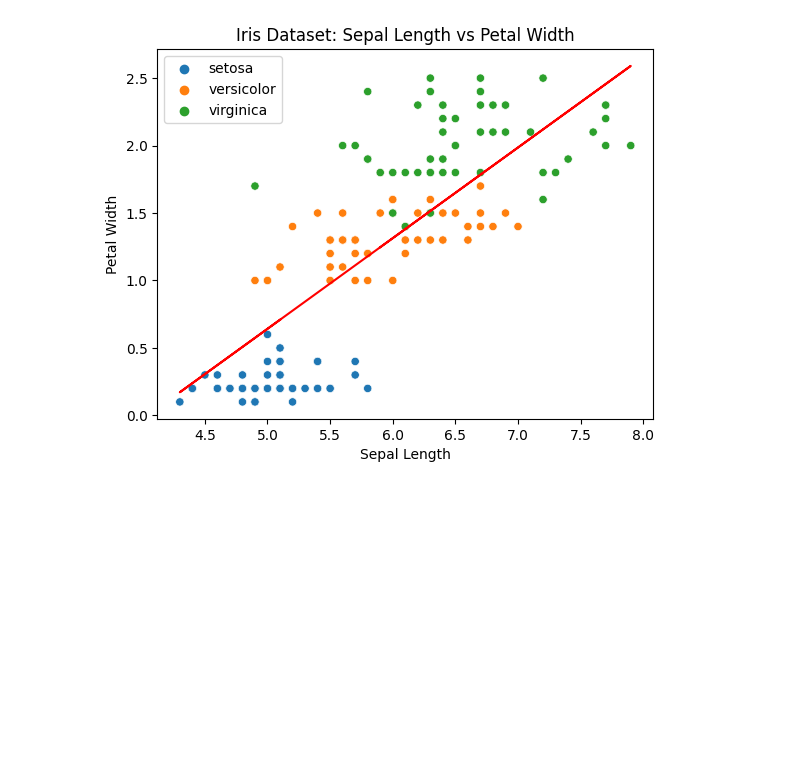
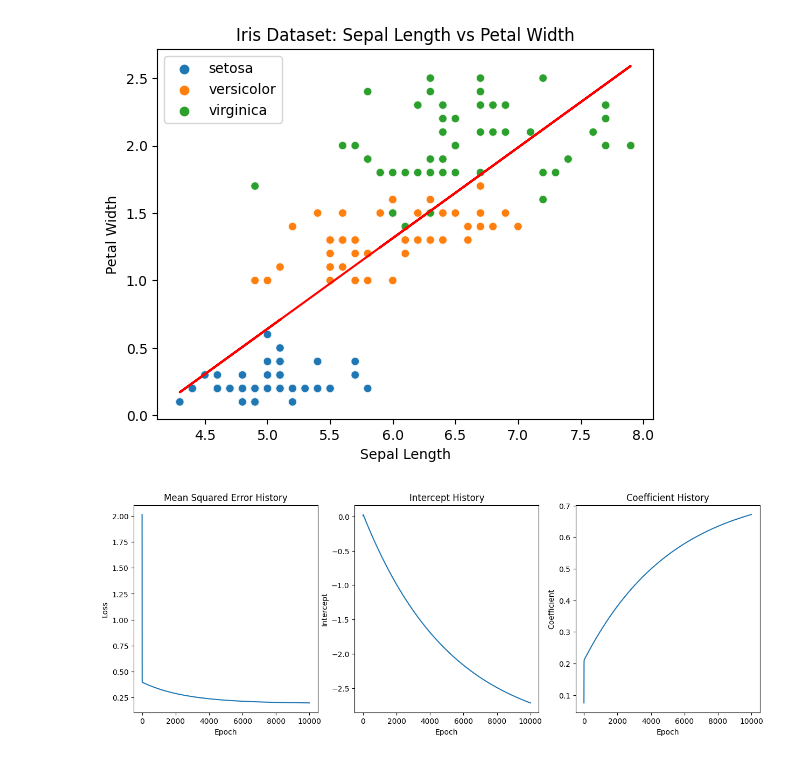
Before and after one commit to bsraya/machine-learning-algorithms, a Jupyter notebook: linear-regression.ipynb, the cells around one changed output. Saved outputs shown, nothing was run; the diff lists cells and outputs as text; code cells hidden in the pictures; blank space fills up the shorter version.

Commit message:
feat: add more plots

```diff
--- a/linear-regression.ipynb
+++ b/linear-regression.ipynb
@@ -36,16 +36,28 @@ plt.show()
 # %% [output]
 [figure]
 # %%
-def predict(b, x, data):
-    return [b + data[i] * x for i in range(len(data))]
+mse_history = list()
+intercept_history = list()
+coefficient_history = list()
+
+def predict(intercept, coefficient, data):
+    return intercept + np.dot(coefficient, data)
+
+def mean_squared_error(errors):
+    return np.mean(np.square(errors))
 
 def gradient_descent(x, y, epochs, alpha = 0.01):
     intercept, coefficient = 0, 0
+    length = len(x)
 
     for _ in range(1, epochs):
         predictions = predict(intercept, coefficient, x)
-        intercept = intercept - alpha * np.sum(predictions - y) / len(x)
-        coefficient = coefficient - alpha * np.sum((predictions - y) * x) / len(x)
+        errors = predictions - y
+        intercept = intercept - alpha * np.sum(errors) / length
+        coefficient = coefficient - alpha * np.sum(errors * x) / length
+        mse_history.append(mean_squared_error(errors))
+        intercept_history.append(intercept)
+        coefficient_history.append(coefficient)
 
     return intercept, coefficient
 
@@ -64,3 +76,28 @@ plt.legend()
 plt.show()
 # %% [output]
 [figure]
+# %%
+# create a figure with three subplots
+fig, (ax1, ax2, ax3) = plt.subplots(1, 3, figsize=(15, 5))
+
+# plot the loss history
+ax1.plot(mse_history)
+ax1.set_title('Mean Squared Error History')
+ax1.set_xlabel('Epoch')
+ax1.set_ylabel('Loss')
+
+# plot the intercept history
+ax2.plot(intercept_history)
+ax2.set_title('Intercept History')
+ax2.set_xlabel('Epoch')
+ax2.set_ylabel('Intercept')
+
+# plot the coefficient history
+ax3.plot(coefficient_history)
+ax3.set_title('Coefficient History')
+ax3.set_xlabel('Epoch')
+ax3.set_ylabel('Coefficient')
+
+plt.show()
+# %% [output]
+[figure, added]
```
